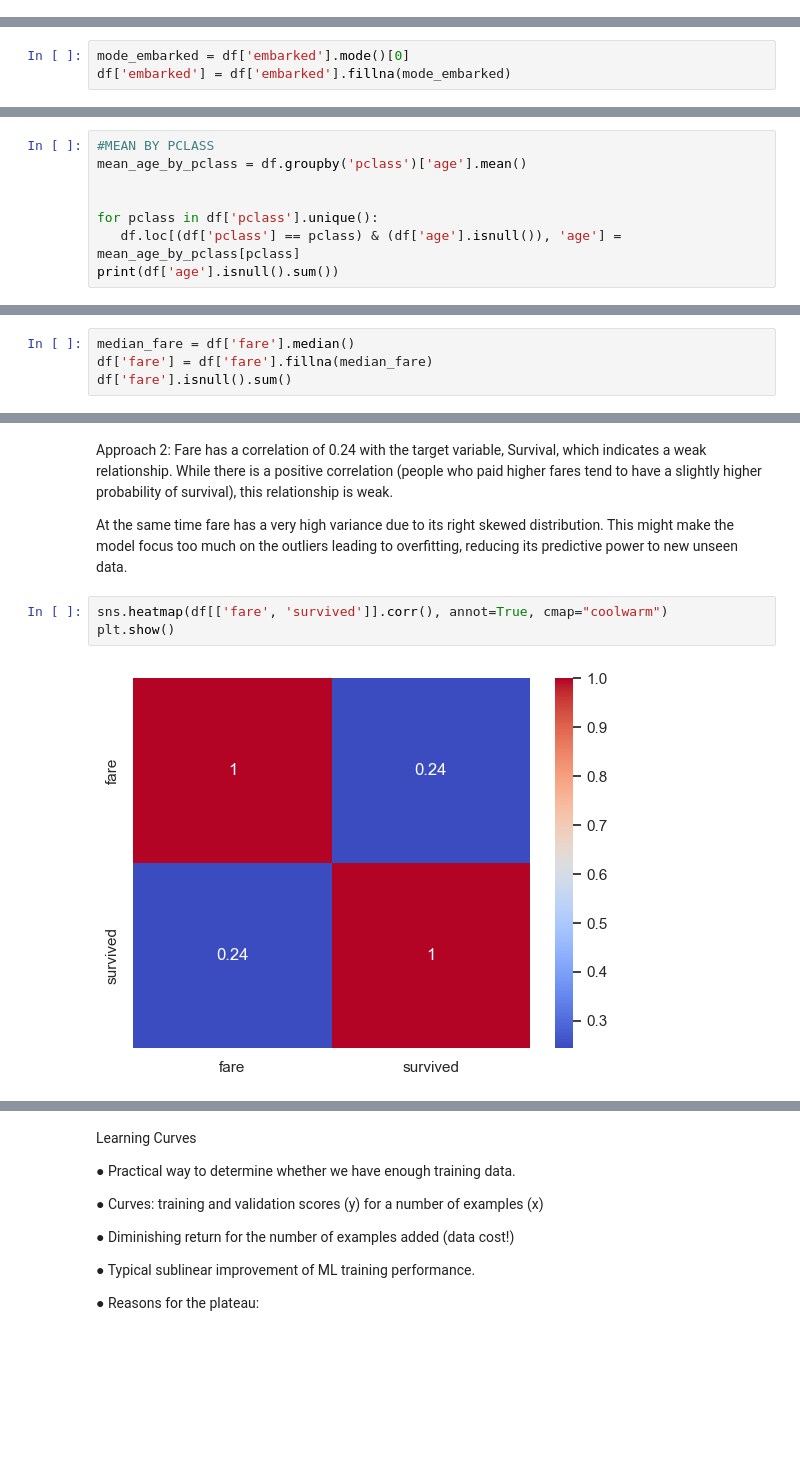
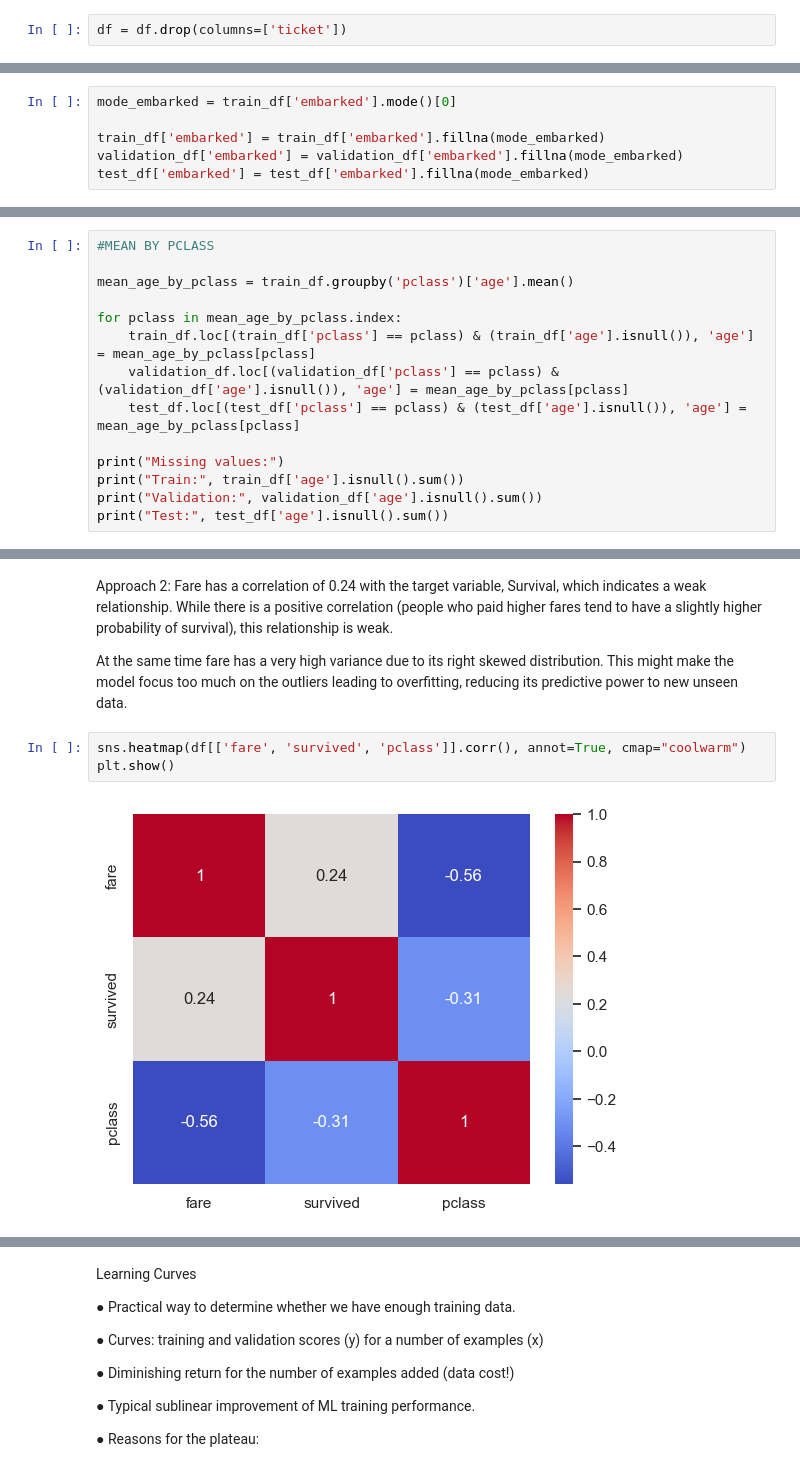
Before and after one commit to fedecaselli/ML-fundamentals-2025, a Jupyter notebook: AssignmentI/assignment_1_<Federica_Caselli[Caselli]>.ipynb, the cells around one changed output, grey strips where cells are left out. Drawn from its saved outputs; the diff is of its cells as text; blank space fills up the shorter version.

```diff
--- a/AssignmentI/assignment_1_<Federica_Caselli[Caselli]>.ipynb
+++ b/AssignmentI/assignment_1_<Federica_Caselli[Caselli]>.ipynb
@@ -524,0 +576,2 @@ df.head(12)
+# %%
+df = df.drop(columns=['ticket'])
@@ -544,3 +662,6 @@ Additionally, as "Embarked" is a categorical variable, using the mode, which rep
 # %%
-mode_embarked = df['embarked'].mode()[0]
-df['embarked'] = df['embarked'].fillna(mode_embarked)
+mode_embarked = train_df['embarked'].mode()[0]
+
+train_df['embarked'] = train_df['embarked'].fillna(mode_embarked)
+validation_df['embarked'] = validation_df['embarked'].fillna(mode_embarked)
+test_df['embarked'] = test_df['embarked'].fillna(mode_embarked)
@@ -609,10 +716,16 @@ Mean by pclass?
 #df['age'].isnull().sum()
 # %%
 #MEAN BY PCLASS
-mean_age_by_pclass = df.groupby('pclass')['age'].mean()
 
+mean_age_by_pclass = train_df.groupby('pclass')['age'].mean()
 
-for pclass in df['pclass'].unique():
-   df.loc[(df['pclass'] == pclass) & (df['age'].isnull()), 'age'] = mean_age_by_pclass[pclass]
-print(df['age'].isnull().sum())
+for pclass in mean_age_by_pclass.index:
+    train_df.loc[(train_df['pclass'] == pclass) & (train_df['age'].isnull()), 'age'] = mean_age_by_pclass[pclass]
+    validation_df.loc[(validation_df['pclass'] == pclass) & (validation_df['age'].isnull()), 'age'] = mean_age_by_pclass[pclass]
+    test_df.loc[(test_df['pclass'] == pclass) & (test_df['age'].isnull()), 'age'] = mean_age_by_pclass[pclass]
+
+print("Missing values:")
+print("Train:", train_df['age'].isnull().sum())
+print("Validation:", validation_df['age'].isnull().sum())
+print("Test:", test_df['age'].isnull().sum())
 # %% [output]
@@ -630,7 +744,3 @@ For the Fare variable, which has only one missing value and a highly left-skewed
 In a left-skewed distribution, extreme low values can pull the mean downward, making it less representative of the central tendency of the data.
 
 The median, being more robust to outliers, provides a more typical value for the majority of observations, ensuring that the imputed value accurately reflects the common fare paid by passengers without being unduly influenced by the skewness of the distribution.
-# %%
-median_fare = df['fare'].median()
-df['fare'] = df['fare'].fillna(median_fare)
-df['fare'].isnull().sum()
@@ -649,8 +763,8 @@ Fare has a correlation of 0.24 with the target variable, Survival, which indicat
 
 At the same time fare has a very high variance due to its right skewed distribution. This might make the model focus too much on the outliers leading to overfitting, reducing its predictive power to new unseen data.
 # %%
-sns.heatmap(df[['fare', 'survived']].corr(), annot=True, cmap="coolwarm")
+sns.heatmap(df[['fare', 'survived', 'pclass']].corr(), annot=True, cmap="coolwarm")
 plt.show()
 # %% [output]
-[figure, old version]
+[figure, new version]
 # %%
```
Also changed, not shown: parts of 88 cells of this notebook.
